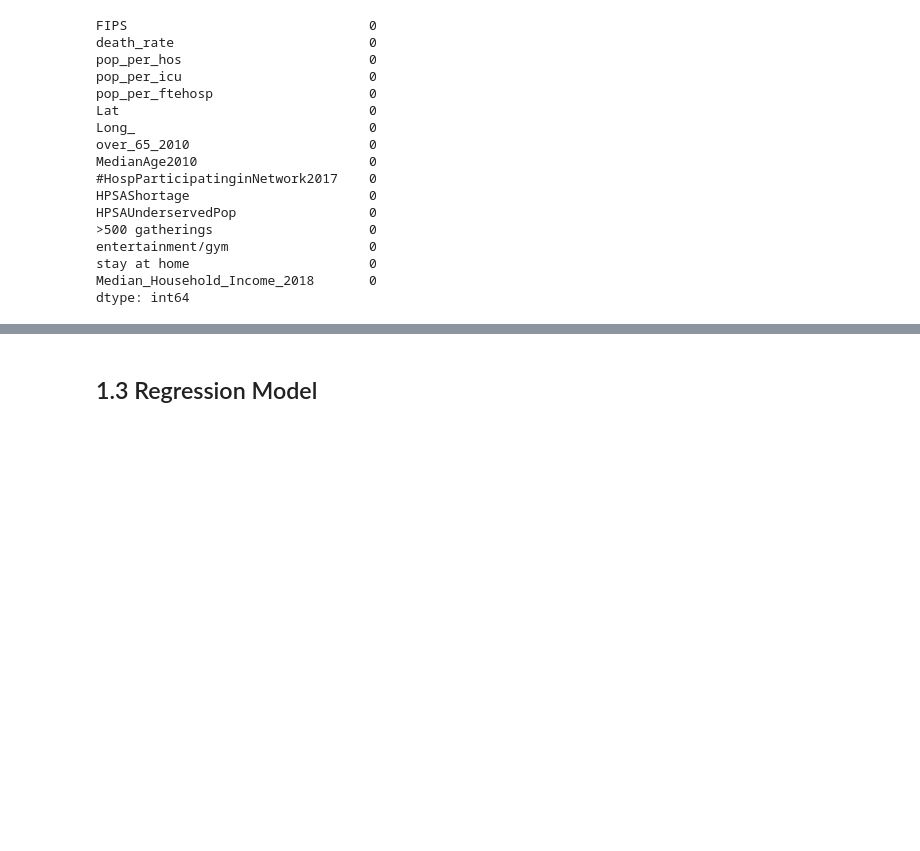
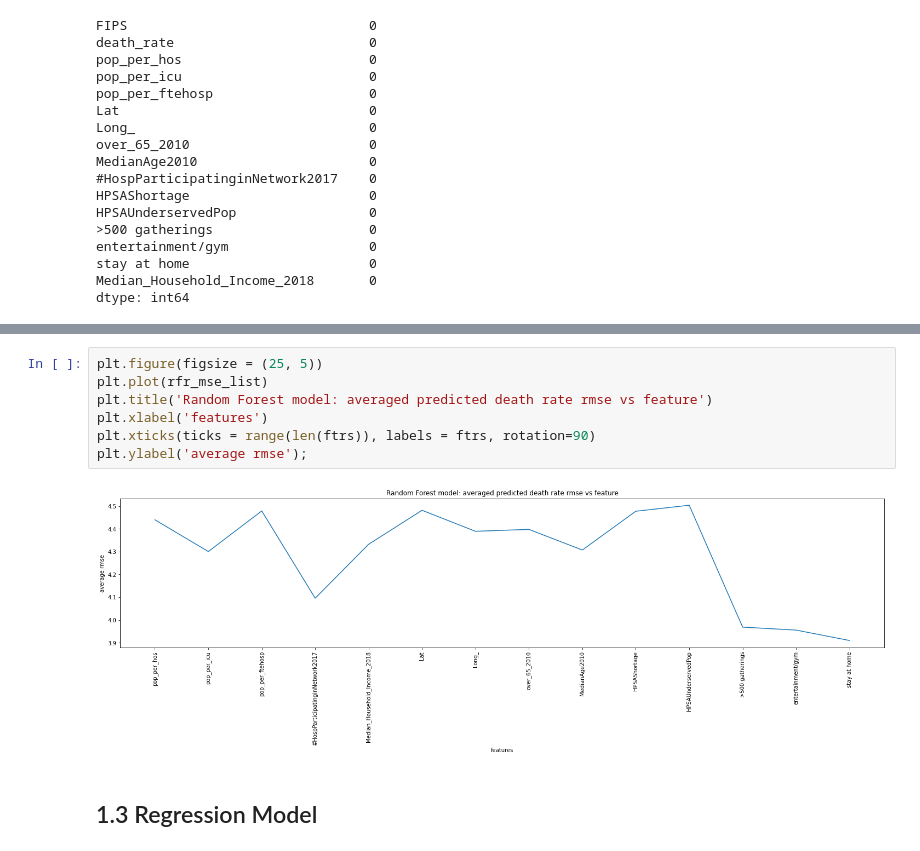
Before and after one commit to swenson-nick/Data_200_Covid, a Jupyter notebook: 1.DeathRate.ipynb, the cells around one changed output, grey strips where cells are left out. Cells and saved outputs as stored; diff of their text form; blank space fills up the shorter version.

```diff
--- a/1.DeathRate.ipynb
+++ b/1.DeathRate.ipynb
@@ -450,3 +507,12 @@ y = dr['death_rate']
+# %%
+plt.figure(figsize = (25, 5))
+plt.plot(rfr_mse_list)
+plt.title('Random Forest model: averaged predicted death rate rmse vs feature')
+plt.xlabel('features')
+plt.xticks(ticks = range(len(ftrs)), labels = ftrs, rotation=90)
+plt.ylabel('average rmse');
+# %% [output]
+[figure, added]
 # %% [markdown]
 ## 1.3 Regression Model
 # %% [markdown]
```
Also changed, not shown: parts of 33 cells of this notebook.
